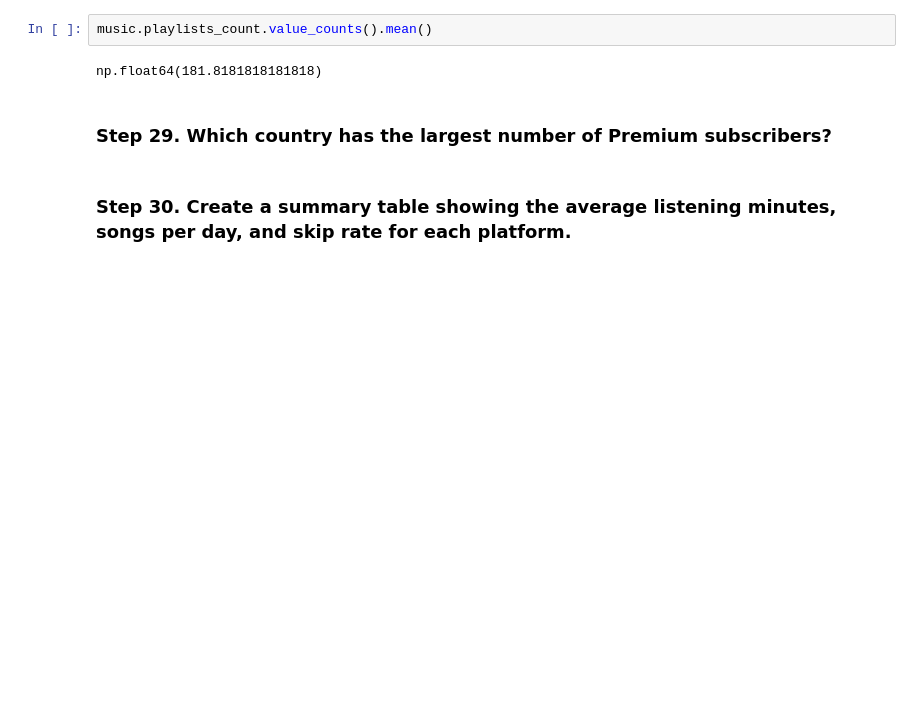
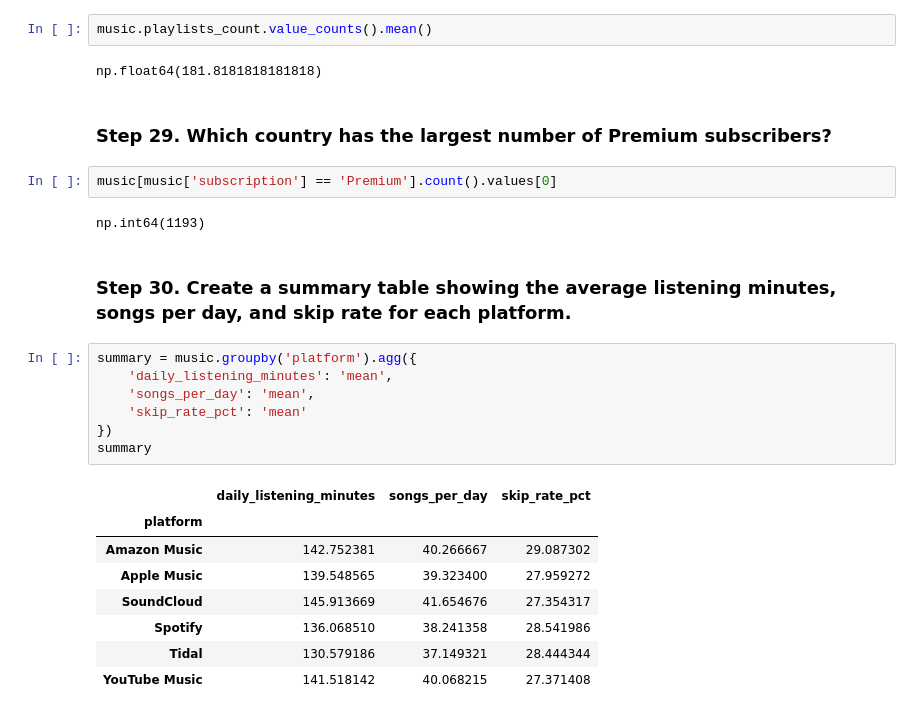
Before and after one commit to Mohammadhuzefa/Python-libraries, a Jupyter notebook: 8_exercise.ipynb, the cells around one changed output. Saved outputs shown, nothing was run; the diff lists cells and outputs as text; blank space fills up the shorter version.

```diff
--- a/8_exercise.ipynb
+++ b/8_exercise.ipynb
@@ -227,5 +227,25 @@ music.playlists_count.value_counts().mean()
 np.float64(181.8181818181818)
 # %% [markdown]
 ### Step 29. Which country has the largest number of Premium subscribers?
+# %%
+music[music['subscription'] == 'Premium'].count().values[0]
+# %% [output]
+np.int64(1193)
 # %% [markdown]
 ### Step 30. Create a summary table showing the average listening minutes, songs per day, and skip rate for each platform.
+# %%
+summary = music.groupby('platform').agg({
+    'daily_listening_minutes': 'mean',
+    'songs_per_day': 'mean',
+    'skip_rate_pct': 'mean'
+})
+summary
+# %% [output]
+|  | daily_listening_minutes | songs_per_day | skip_rate_pct |
+| platform |  |  |  |
+| Amazon Music | 142.752381 | 40.266667 | 29.087302 |
+| Apple Music | 139.548565 | 39.323400 | 27.959272 |
+| SoundCloud | 145.913669 | 41.654676 | 27.354317 |
+| Spotify | 136.068510 | 38.241358 | 28.541986 |
+| Tidal | 130.579186 | 37.149321 | 28.444344 |
+| YouTube Music | 141.518142 | 40.068215 | 27.371408 |
```
